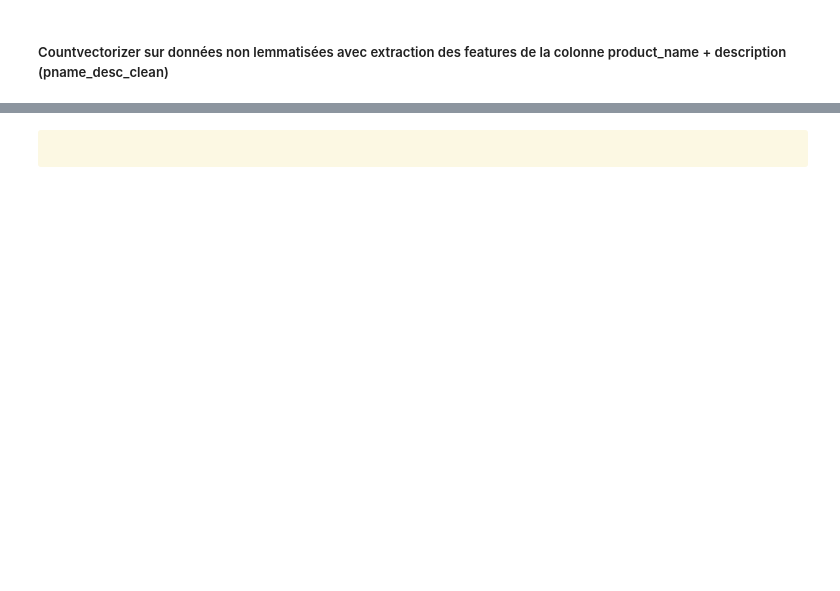
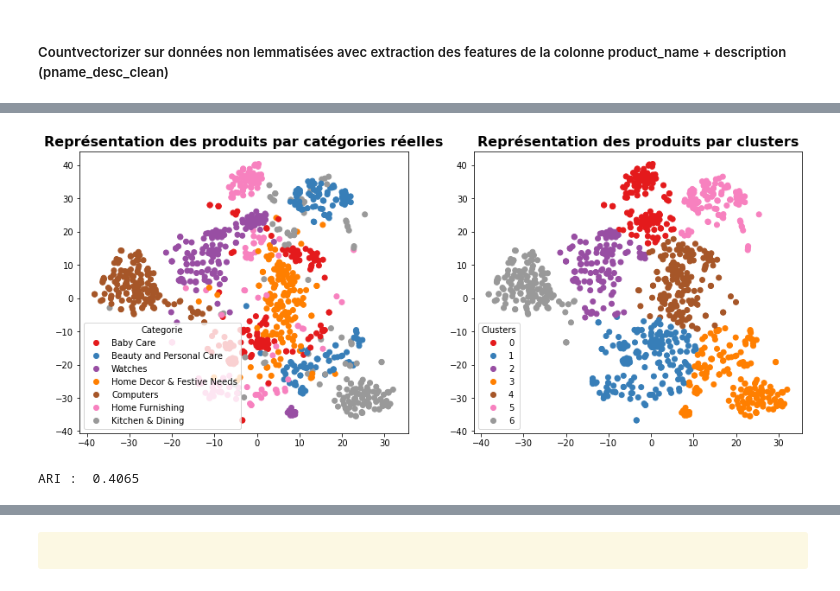
Before and after one commit to Milie-Mimi/OC_DS_Project6, a Jupyter notebook: GROSCHENE_Emilie_1_notebook_012023.ipynb, the cells around one changed output, grey strips where cells are left out. Saved outputs shown, nothing was run; the diff lists cells and outputs as text; code cells hidden in the pictures; blank space fills up the shorter version.

```diff
--- a/GROSCHENE_Emilie_1_notebook_012023.ipynb
+++ b/GROSCHENE_Emilie_1_notebook_012023.ipynb
@@ -2105,0 +2237,30 @@ une approche de type word/sentence embedding avec USE (Universal Sentence Encode
+# %%
+# Fonction de préparation des sentences
+def bert_inp_fct(sentences_list, bert_tokenizer, max_length) :
+    input_ids=[]
+    token_type_ids = []
+    attention_mask=[]
+    bert_inp_tot = []
+
+    for sent in sentences_list:
+        bert_inp = bert_tokenizer.encode_plus(sent,
+                                              add_special_tokens = True,
+                                              max_length = max_length,
+                                              padding='max_length',
+                                              return_attention_mask = True,
+                                              return_token_type_ids=True,
+                                              truncation=True,
+                                              return_tensors="tf")
+
+        input_ids.append(bert_inp['input_ids'][0])
+        token_type_ids.append(bert_inp['token_type_ids'][0])
+        attention_mask.append(bert_inp['attention_mask'][0])
+        bert_inp_tot.append((bert_inp['input_ids'][0],
+                             bert_inp['token_type_ids'][0],
+                             bert_inp['attention_mask'][0]))
+
+    input_ids = np.asarray(input_ids)
+    token_type_ids = np.asarray(token_type_ids)
+    attention_mask = np.array(attention_mask)
+
+    return input_ids, token_type_ids, attention_mask, bert_inp_tot
@@ -2105,0 +2303,6 @@ une approche de type word/sentence embedding avec USE (Universal Sentence Encode
+# %%
+max_length = 64
+batch_size = 10
+model_type = 'bert-base-uncased'
+model = TFAutoModel.from_pretrained(model_type)
+sentences_list = data_bow['pname_desc_clean_bert_use'].to_list()
@@ -2105,0 +2327,4 @@ une approche de type word/sentence embedding avec USE (Universal Sentence Encode
+# %%
+# Création des features
+features_bert, last_hidden_states_tot = feature_BERT_fct(model, model_type, sentences_list,
+                                                         max_length, batch_size, mode='HF')
@@ -2105,0 +2372,7 @@ une approche de type word/sentence embedding avec USE (Universal Sentence Encode
+# %%
+ARI_bert, X_tsne_bert, labels_bert, time_bert = ARI_CBOW(features_bert)
+# %%
+TSNE_visu_fct(X_tsne_bert, y_cat_num, labels_bert, ARI_bert)
+# %% [output]
+[figure, added]
+ARI :  0.4065
```
Also changed, not shown: parts of 208 cells of this notebook.
